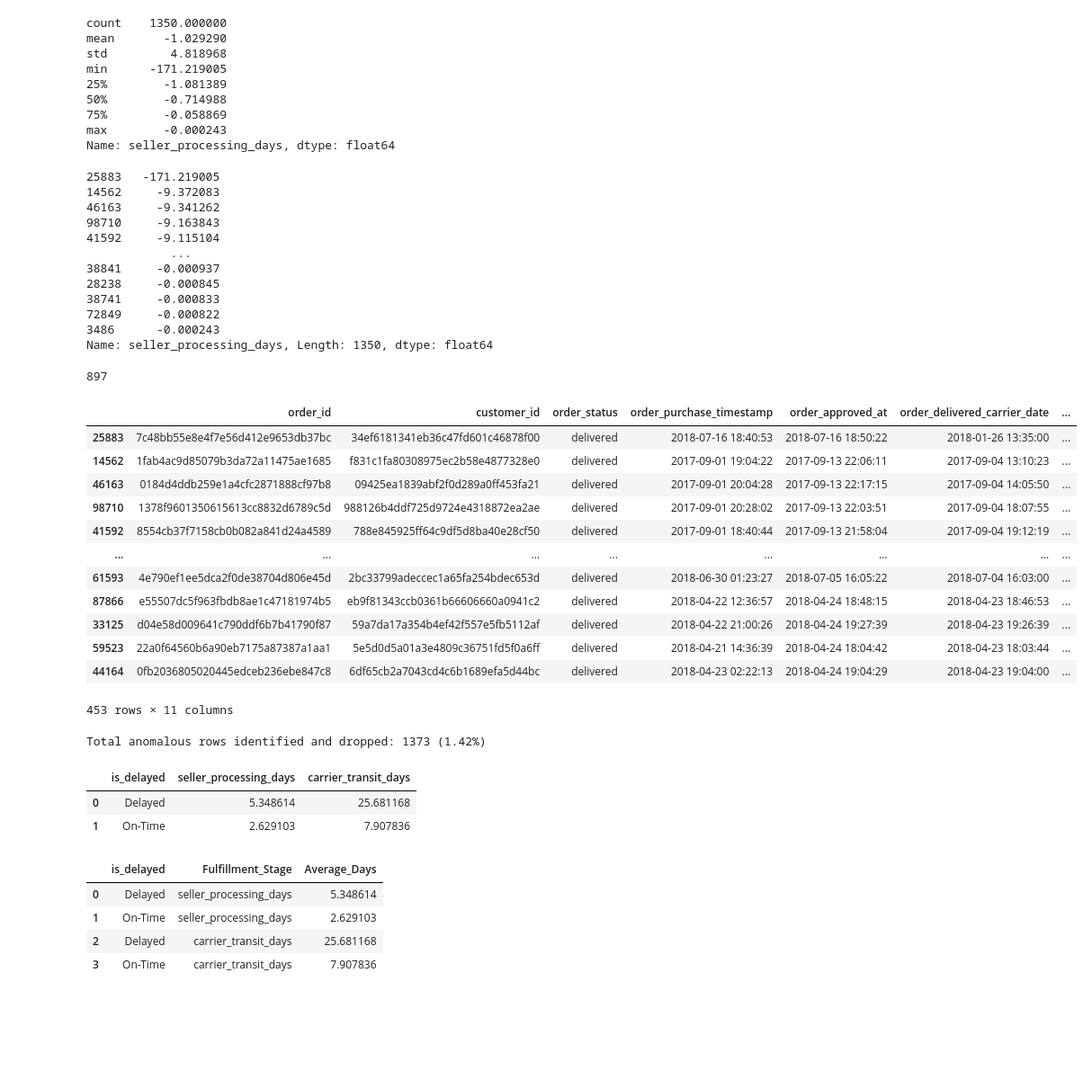
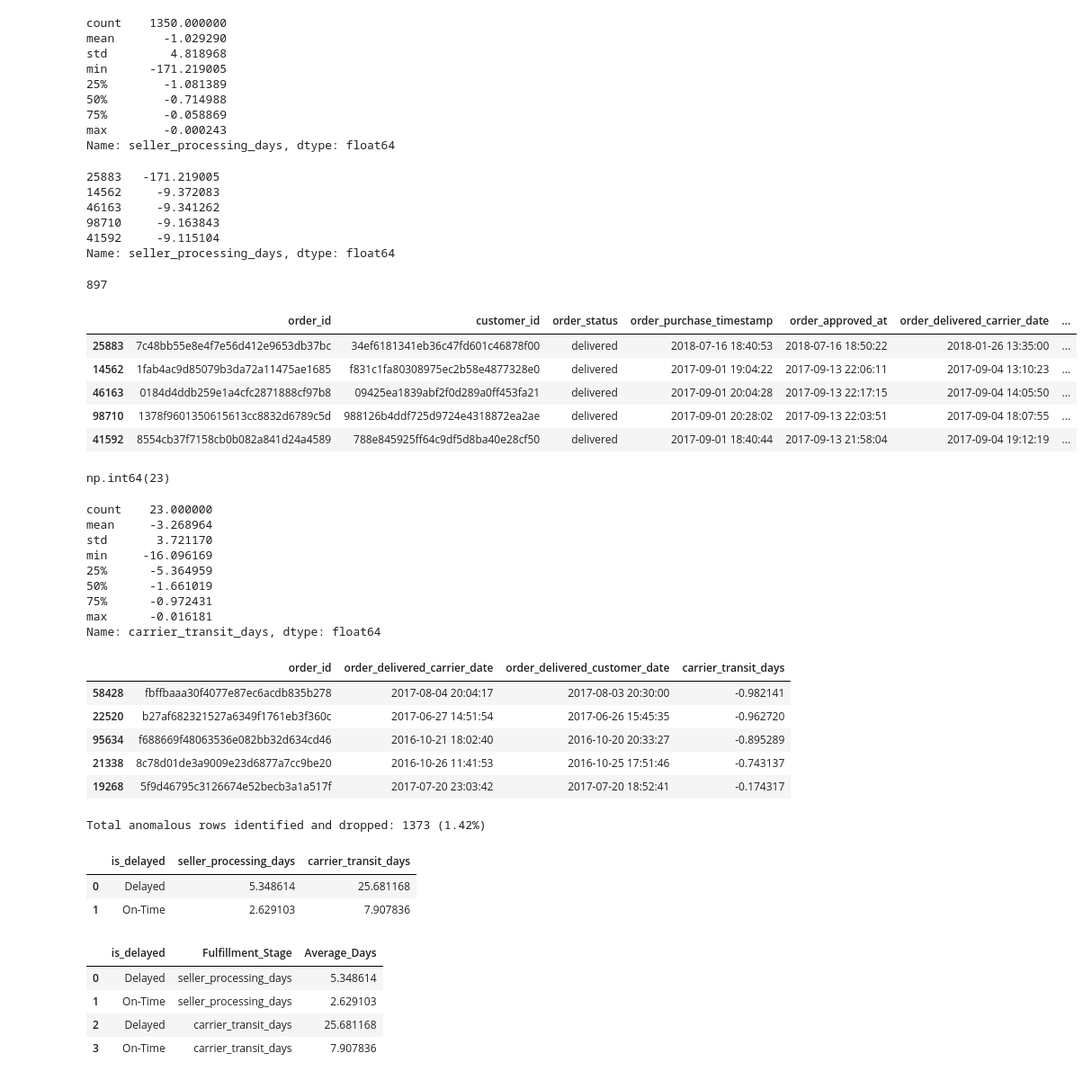
Before and after one commit to omkaryadav-11/olist-delivery-analysis, a Jupyter notebook: analysis.ipynb, the cells around one changed output. Shown at 90% size. Drawn from its saved outputs; the diff is of its cells as text; code cells hidden in the pictures; blank space fills up the shorter version.

```diff
--- a/analysis.ipynb
+++ b/analysis.ipynb
@@ -404,20 +404,14 @@ Name: seller_processing_days, dtype: float64
 orders.loc[
     orders["seller_processing_days"] < 0,
     "seller_processing_days"
-].sort_values()
+].sort_values().head()
 # %% [output]
 25883   -171.219005
 14562     -9.372083
 46163     -9.341262
 98710     -9.163843
 41592     -9.115104
-            ...
-38841     -0.000937
-28238     -0.000845
-38741     -0.000833
-72849     -0.000822
-3486      -0.000243
-Name: seller_processing_days, Length: 1350, dtype: float64
+Name: seller_processing_days, dtype: float64
 # %%
 # Negative values/days between -1 day and 0 days
 orders[
@@ -429,20 +423,52 @@ orders[
 # %%
 # Negative values/days less than -1 day
 orders[
     orders["seller_processing_days"] < -1
-].sort_values(by="seller_processing_days")
+].sort_values(by="seller_processing_days").head()
 # %% [output]
 |  | order_id | customer_id | order_status | order_purchase_timestamp | order_approved_at | order_delivered_carrier_date | ... |
 | 25883 | 7c48bb55e8e4f7e56d412e9653db37bc | 34ef6181341eb36c47fd601c46878f00 | delivered | 2018-07-16 18:40:53 | 2018-07-16 18:50:22 | 2018-01-26 13:35:00 | ... |
 | 14562 | 1fab4ac9d85079b3da72a11475ae1685 | f831c1fa80308975ec2b58e4877328e0 | delivered | 2017-09-01 19:04:22 | 2017-09-13 22:06:11 | 2017-09-04 13:10:23 | ... |
 | 46163 | 0184d4ddb259e1a4cfc2871888cf97b8 | 09425ea1839abf2f0d289a0ff453fa21 | delivered | 2017-09-01 20:04:28 | 2017-09-13 22:17:15 | 2017-09-04 14:05:50 | ... |
 | 98710 | 1378f9601350615613cc8832d6789c5d | 988126b4ddf725d9724e4318872ea2ae | delivered | 2017-09-01 20:28:02 | 2017-09-13 22:03:51 | 2017-09-04 18:07:55 | ... |
 | 41592 | 8554cb37f7158cb0b082a841d24a4589 | 788e845925ff64c9df5d8ba40e28cf50 | delivered | 2017-09-01 18:40:44 | 2017-09-13 21:58:04 | 2017-09-04 19:12:19 | ... |
-| ... | ... | ... | ... | ... | ... | ... | ... |
-| 61593 | 4e790ef1ee5dca2f0de38704d806e45d | 2bc33799adeccec1a65fa254bdec653d | delivered | 2018-06-30 01:23:27 | 2018-07-05 16:05:22 | 2018-07-04 16:03:00 | ... |
-| 87866 | e55507dc5f963fbdb8ae1c47181974b5 | eb9f81343ccb0361b66606660a0941c2 | delivered | 2018-04-22 12:36:57 | 2018-04-24 18:48:15 | 2018-04-23 18:46:53 | ... |
-| 33125 | d04e58d009641c790ddf6b7b41790f87 | 59a7da17a354b4ef42f557e5fb5112af | delivered | 2018-04-22 21:00:26 | 2018-04-24 19:27:39 | 2018-04-23 19:26:39 | ... |
-| 59523 | 22a0f64560b6a90eb7175a87387a1aa1 | 5e5d0d5a01a3e4809c36751fd5f0a6ff | delivered | 2018-04-21 14:36:39 | 2018-04-24 18:04:42 | 2018-04-23 18:03:44 | ... |
-| 44164 | 0fb2036805020445edceb236ebe847c8 | 6df65cb2a7043cd4c6b1689efa5d44bc | delivered | 2018-04-23 02:22:13 | 2018-04-24 19:04:29 | 2018-04-23 19:04:00 | ... |
-453 rows × 11 columns
+# %%
+# Number of negative values/days in carrier delivery time
+orders['carrier_transit_days'].lt(0).sum()
+# %% [output]
+np.int64(23)
+# %%
+# Statistical information of negative values of carrier_delivery time
+orders.loc[
+    orders["carrier_transit_days"] < 0,
+    "carrier_transit_days"
+].describe()
+# %% [output]
+count    23.000000
+mean     -3.268964
+std       3.721170
+min     -16.096169
+25%      -5.364959
+50%      -1.661019
+75%      -0.972431
+max      -0.016181
+Name: carrier_transit_days, dtype: float64
+# %%
+
+orders.loc[
+    (orders["carrier_transit_days"] < 0)&(orders['carrier_transit_days']>-1),
+    [
+        "order_id",
+        "order_delivered_carrier_date",
+        "order_delivered_customer_date",
+        "carrier_transit_days"
+    ]
+].sort_values("carrier_transit_days").head()
+# %% [output]
+|  | order_id | order_delivered_carrier_date | order_delivered_customer_date | carrier_transit_days |
+| 58428 | fbffbaaa30f4077e87ec6acdb835b278 | 2017-08-04 20:04:17 | 2017-08-03 20:30:00 | -0.982141 |
+| 22520 | b27af682321527a6349f1761eb3f360c | 2017-06-27 14:51:54 | 2017-06-26 15:45:35 | -0.962720 |
+| 95634 | f688669f48063536e082bb32d634cd46 | 2016-10-21 18:02:40 | 2016-10-20 20:33:27 | -0.895289 |
+| 21338 | 8c78d01de3a9009e23d6877a7cc9be20 | 2016-10-26 11:41:53 | 2016-10-25 17:51:46 | -0.743137 |
+| 19268 | 5f9d46795c3126674e52becb3a1a517f | 2017-07-20 23:03:42 | 2017-07-20 18:52:41 | -0.174317 |
 # %%
@@ -450,11 +479,15 @@ invalid_rows = (orders['seller_processing_days'] < 0) | (orders['carrier_transit
 print(f"Total anomalous rows identified and dropped: {invalid_rows.sum()} ({invalid_rows.sum()/len(orders)*100:.2f}%)")
 # %% [output]
 Total anomalous rows identified and dropped: 1373 (1.42%)
-# %%
-df=orders[~invalid_rows].groupby("is_delayed")[["seller_processing_days","carrier_transit_days"]].mean().reset_index()
-df
-# %% [output]
-|  | is_delayed | seller_processing_days | carrier_transit_days |
-| 0 | Delayed | 5.348614 | 25.681168 |
-| 1 | On-Time | 2.629103 | 7.907836 |
+# %%
+# Filtering out valid data
+cleaned_df=orders[~invalid_rows].copy()
+
+# Calculating metric for sellers delivery time and carriers delivery time
+analysis_q1=cleaned_df.groupby("is_delayed")[["seller_processing_days","carrier_transit_days"]].mean().reset_index()
+analysis_q1
+# %% [output]
+|  | is_delayed | seller_processing_days | carrier_transit_days |
+| 0 | Delayed | 5.348614 | 25.681168 |
+| 1 | On-Time | 2.629103 | 7.907836 |
 # %%
```
Also changed, not shown: parts of 8 cells of this notebook.
